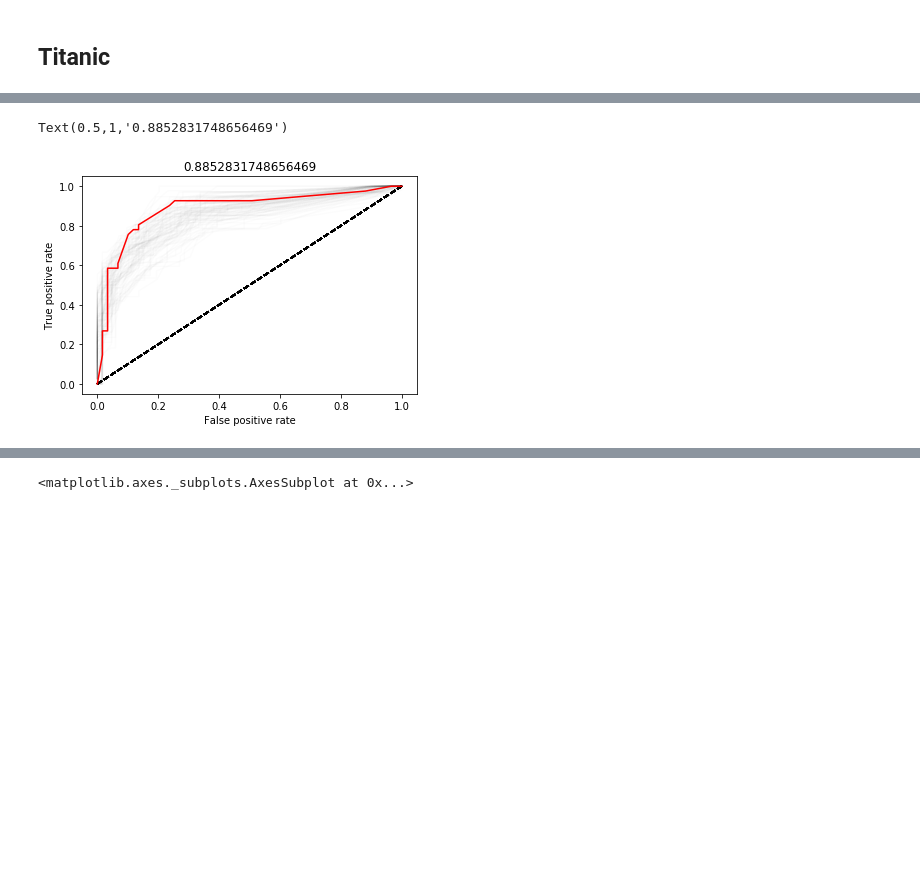
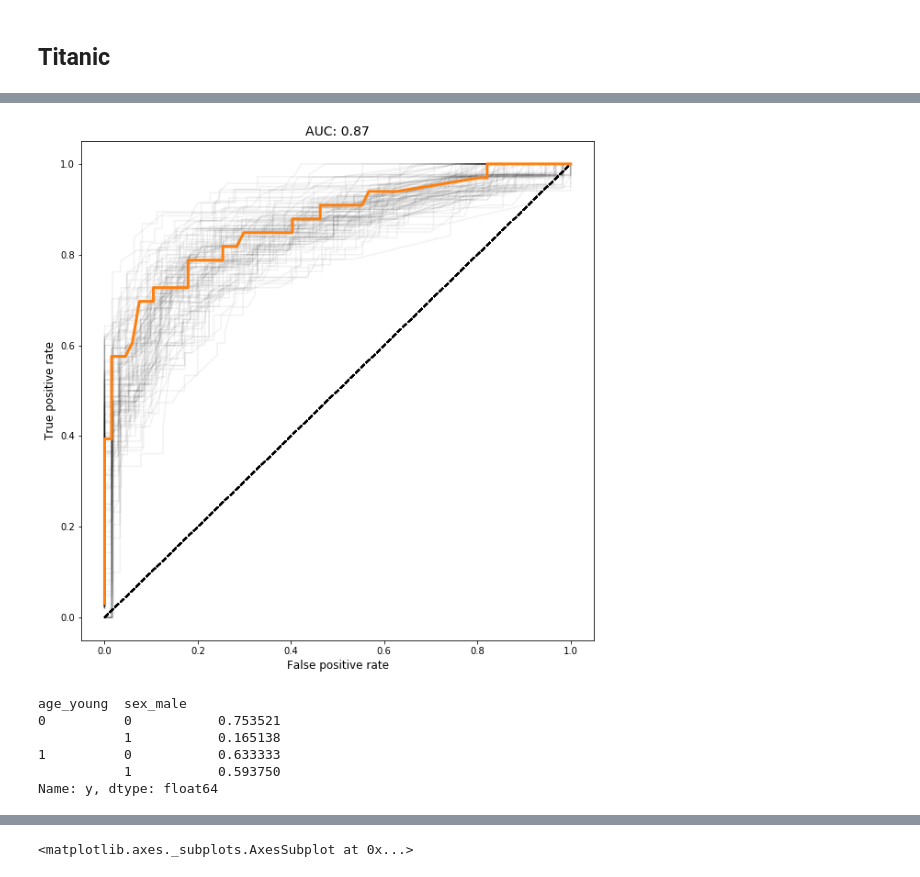
Before and after one commit to crawles/logistic-regression-from-scratch, a Jupyter notebook: nn from scratch.ipynb, the cells around one changed output, grey strips where cells are left out. Saved outputs shown, nothing was run; the diff lists cells and outputs as text; code cells hidden in the pictures; blank space fills up the shorter version.

```diff
--- a/nn from scratch.ipynb
+++ b/nn from scratch.ipynb
@@ -56,7 +56,7 @@ sinwave = ((df_data.f2 < .3+.8*np.sin(2*df_data.f1))).astype(int)
 sinwave = ((df_data.f2 < -.5 + np.sin(1.5+2*df_data.f1))).astype(int)
 
 # build dep variable
-df_data['y'] = diag_line
+df_data['y'] = box
 # mix order
 df = df_data.sample(frac=1.)
 
@@ -209,7 +210,7 @@ df = pd.get_dummies(titanic)#.fillna(-1)
 df.age = df.age.fillna(df.age.median())
 df = df.drop('adult_male', axis=1)
 df = df.rename(columns={'survived': 'y'})
-df = df[['y', 'is_child', '# siblings aboard', 'pclass', 'sex_male']]
+df = df[['y', 'age', 'pclass', 'sex_male']]
 msk = np.random.rand(len(df)) < 0.8
 _traindf = df[msk]
 _evaldf = df[~msk]
@@ -236,7 +243,7 @@ from sklearn.metrics import roc_auc_score, roc_curve, auc
 def add_features(_df):
     df = _df.copy()
 #     df = cross_columns(df, column_one, cross_columns_starts_with)
-#     df['child_siblings'] = df.is_child * df['# siblings aboard']
+    df['sex_age'] = df.sex_male * df.age
 #     df['bias'] = 1
     return df
 
@@ -263,6 +270,12 @@ def train():
     traindf[features] = normalize(traindf[features])
     evaldf[features] = normalize(evaldf[features])
 
+    def get_next_batch(df, start, end):
+        if end > df.shape[0]:
+            df = df.sample(frac=1.)
+            start = 0
+            end = BATCH_SIZE
+        return df.iloc[start:end,:][features], df.iloc[start:end]['y']
 
     LEARNING_RATE = 0.01
     # initialize
@@ -292,11 +305,11 @@ from sklearn.metrics import roc_auc_score, roc_curve, auc
 def plot_roc(ax, fpr, tpr, **kwargs):
     ax.plot([0, 1], [0, 1], 'k--')
     ax.plot(fpr, tpr, **kwargs)
-    ax.set_xlabel('False positive rate')
-    ax.set_ylabel('True positive rate')
+    ax.set_xlabel('False positive rate', size=12)
+    ax.set_ylabel('True positive rate', size=12)
     ax.set_title('ROC curve')
 
-fig, ax = plt.subplots(1,1)
+fig, ax = plt.subplots(1,1,figsize=(10,10))
 fprs = []
 tprs = []
 for r in results:
@@ -304,6 +317,7 @@ for r in results:
     plot_roc(ax, fpr, tpr, color='black', alpha=0.05)
     fprs.extend(fpr.tolist())
     tprs.append(tpr.tolist())
-plot_roc(ax, fpr, tpr, alpha=1, color='blue')
-plt.title(auc(fpr, tpr))
+plot_roc(ax, fpr, tpr, alpha=1, color=sns.color_palette()[0], linewidth=3)
+plt.title('AUC: {:2.2f}'.format(auc(fpr, tpr)), size=14)
+plt.savefig('results/titanic_auc', dpi=200)
 # %% [output]
@@ -312,23 +325,23 @@ Text(0.5,1,'0.8341913341913343')
 # %%
 from sklearn.metrics import roc_auc_score, roc_curve, auc
 
 def plot_roc(ax, fpr, tpr, **kwargs):
     ax.plot([0, 1], [0, 1], 'k--')
     ax.plot(fpr, tpr, **kwargs)
-    ax.set_xlabel('False positive rate')
-    ax.set_ylabel('True positive rate')
+    ax.set_xlabel('False positive rate', size=12)
+    ax.set_ylabel('True positive rate', size=12)
     ax.set_title('ROC curve')
 
-fig, ax = plt.subplots(1,1)
+fig, ax = plt.subplots(1,1,figsize=(10,10))
 fprs = []
 tprs = []
 for r in results:
     fpr, tpr, _ = r
-    plot_roc(ax, fpr, tpr, color='black', alpha=0.01)
+    plot_roc(ax, fpr, tpr, color='black', alpha=0.05)
     fprs.extend(fpr.tolist())
     tprs.append(tpr.tolist())
-plot_roc(ax, fpr, tpr, alpha=1, color='red')
-plt.title(auc(fpr, tpr))
+plot_roc(ax, fpr, tpr, alpha=1, color=sns.color_palette()[1], linewidth=3)
+plt.title('AUC: {:2.2f}'.format(auc(fpr, tpr)), size=14)
+plt.savefig('results/titanic_crossed_auc', dpi=200)
 # %% [output]
-Text(0.5,1,'0.8852831748656469')
-[figure, old version]
+[figure, new version]
@@ -336,0 +348,12 @@ roc_auc_score
+# %%
+df['age_young'] = (df.age < 10).astype(int)
+df['age_old'] = (df.age > 40).astype(int)
+df['age_middle'] = ((df.age >= 20) & (df.age <= 40)).astype(int)
+df.groupby(['age_young','sex_male']).y.mean()
+# %% [output]
+age_young  sex_male
+0          0           0.753521
+           1           0.165138
+1          0           0.633333
+           1           0.593750
+Name: y, dtype: float64
```
Also changed, not shown: parts of 9 cells of this notebook, 46 other files.
